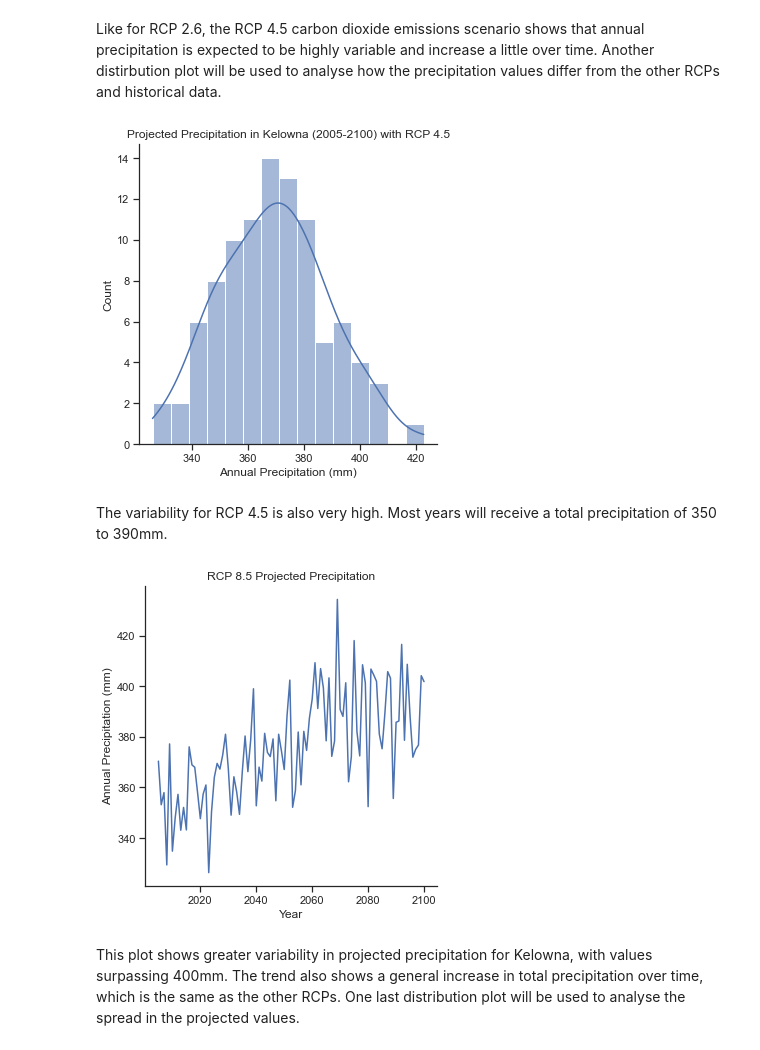
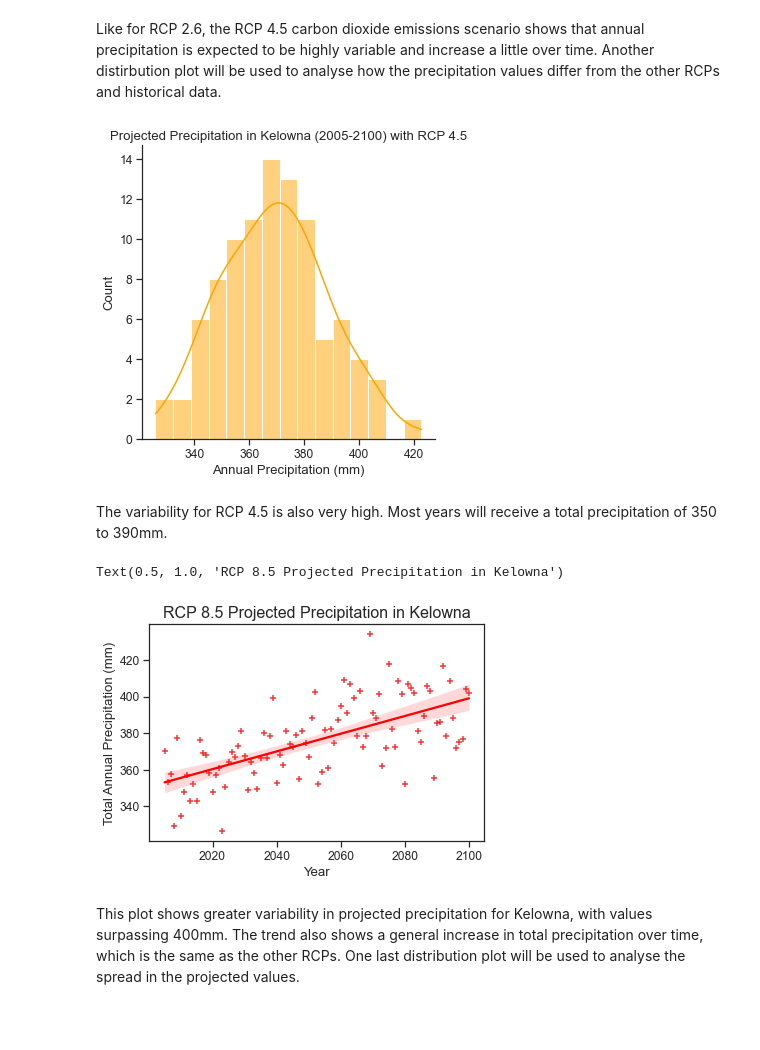
Before and after one commit to data301-2021-winter1/project-group70-project, a Jupyter notebook: notebooks/analysis2.ipynb, the cells around one changed output. Saved outputs shown, nothing was run; the diff lists cells and outputs as text; code cells hidden in the pictures; blank space fills up the shorter version.

```diff
--- a/notebooks/analysis2.ipynb
+++ b/notebooks/analysis2.ipynb
@@ -302,4 +302,7 @@ distribution_hp = sns.displot(data=hp["Modeled Historical"], kde=True, bins=15).
 This distribution plot highlights the variability of total precipitation in Kelowna from 1950-2005. This plot suggests that in the past, total annual precipitation was commonly around 340mm. Lower values were not commonly seen, and these could possible be years of severe drought. Higher values are quite likely, with some years receiving over 370mm of precipitation. However, a total annual precipitation much higher was not seen.
 # %% [markdown]
 ### Projected Data Analysis
+# %%
+sns.set_theme(style="ticks",
+              font_scale=1.1)
 # %%
@@ -340,18 +346,18 @@ line_fp45 = sns.relplot(
 # %% [markdown]
 Like for RCP 2.6, the RCP 4.5 carbon dioxide emissions scenario shows that annual precipitation is expected to be highly variable and increase a little over time. Another distirbution plot will be used to analyse how the precipitation values differ from the other RCPs and historical data.
 # %%
-distribution_fp45 = sns.displot(data=fp["RCP 4.5 Median"], kde=True, bins=15).set(title = "Projected Precipitation in Kelowna (2005-2100) with RCP 4.5", xlabel="Annual Precipitation (mm)")
+distribution_fp45 = sns.displot(data=fp["RCP 4.5 Median"], kde=True, bins=15, color="orange").set(title = "Projected Precipitation in Kelowna (2005-2100) with RCP 4.5", xlabel="Annual Precipitation (mm)")
 # %% [output]
-[figure, old version]
+[figure, new version]
 # %% [markdown]
 The variability for RCP 4.5 is also very high. Most years will receive a total precipitation of 350 to 390mm.
 # %%
-line_fp85 = sns.relplot(
-    data=fp, kind="line",
-    x="Year", y="RCP 8.5 Median"
-).set(title = "RCP 8.5 Projected Precipitation", xlabel="Year", ylabel= "Annual Precipitation (mm)")
+line_fp85 = sns.regplot(data=fp,x="Year", y="RCP 8.5 Median", marker ="+", color="red")
+plt.ylabel("Total Annual Precipitation (mm)")
+plt.title("RCP 8.5 Projected Precipitation in Kelowna", size=16)
 # %% [output]
+Text(0.5, 1.0, 'RCP 8.5 Projected Precipitation in Kelowna')
-[figure, old version]
+[figure, new version]
 # %% [markdown]
 This plot shows greater variability in projected precipitation for Kelowna, with values surpassing 400mm. The trend also shows a general increase in total precipitation over time, which is the same as the other RCPs. One last distribution plot will be used to analyse the spread in the projected values.
 # %%
```
Also changed, not shown: parts of 7 cells of this notebook.
